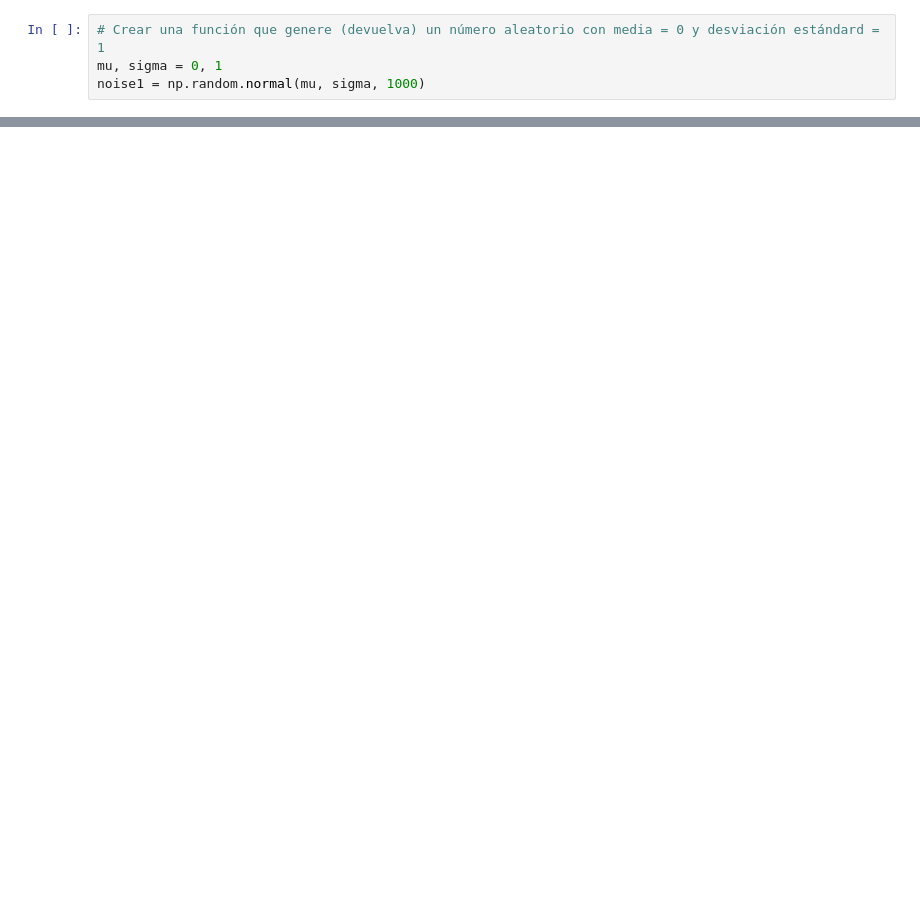
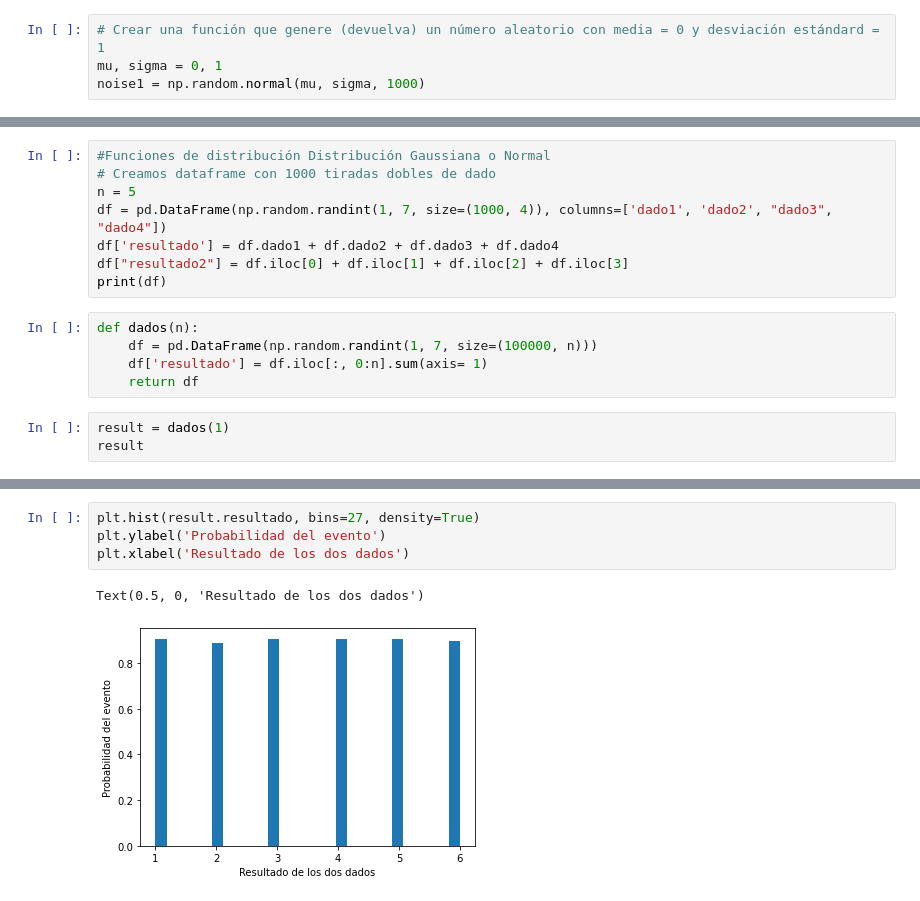
Before and after one commit to jesusB9/proyecto02, a Jupyter notebook: Practicas/funciones.ipynb, the cells around one changed output, grey strips where cells are left out. Cells and saved outputs as stored; diff of their text form; blank space fills up the shorter version.

```diff
--- a/Practicas/funciones.ipynb
+++ b/Practicas/funciones.ipynb
@@ -527,0 +528,16 @@ print(contadorFalse)
+# %%
+#Funciones de distribución Distribución Gaussiana o Normal
+# Creamos dataframe con 1000 tiradas dobles de dado
+n = 5
+df = pd.DataFrame(np.random.randint(1, 7, size=(1000, 4)), columns=['dado1', 'dado2', "dado3", "dado4"])
+df['resultado'] = df.dado1 + df.dado2 + df.dado3 + df.dado4
+df["resultado2"] = df.iloc[0] + df.iloc[1] + df.iloc[2] + df.iloc[3]
+print(df)
+# %%
+def dados(n):
+    df = pd.DataFrame(np.random.randint(1, 7, size=(100000, n)))
+    df['resultado'] = df.iloc[:, 0:n].sum(axis= 1)
+    return df
+# %%
+result = dados(1)
+result
@@ -527,0 +558,7 @@ print(contadorFalse)
+# %%
+plt.hist(result.resultado, bins=27, density=True)
+plt.ylabel('Probabilidad del evento')
+plt.xlabel('Resultado de los dos dados')
+# %% [output]
+Text(0.5, 0, 'Resultado de los dos dados')
+[figure, added]
```
Also changed, not shown: parts of 18 cells of this notebook.
